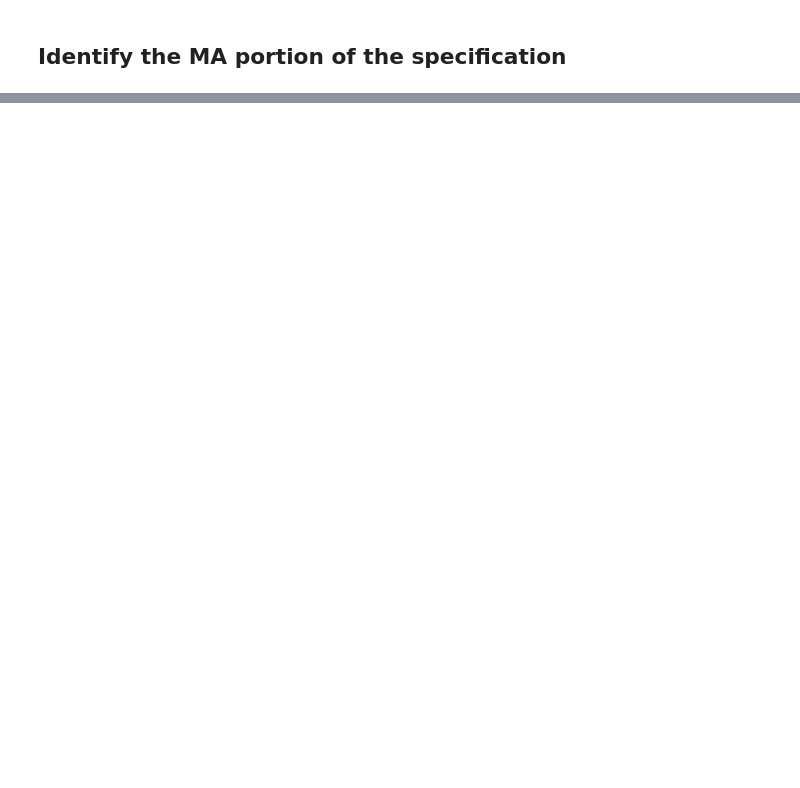
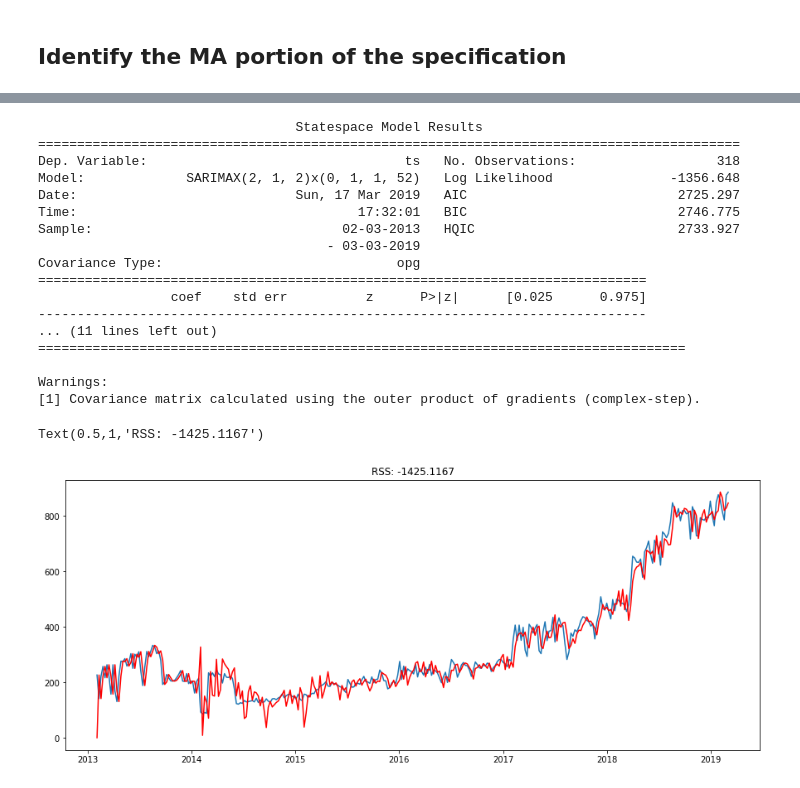
Before and after one commit to mvrieze/firepit, a Jupyter notebook: ARIMA.ipynb, the cells around one changed output, grey strips where cells are left out. Cells and saved outputs as stored; diff of their text form; code cells hidden in the pictures; blank space fills up the shorter version.

```diff
--- a/ARIMA.ipynb
+++ b/ARIMA.ipynb
@@ -324,0 +359,27 @@ Text(0.5,1,'RSS: nan')
+# %%
+model = sm.tsa.statespace.SARIMAX(data.ts, trend='n', order=(2,1,2), seasonal_order=(0,1,1,52))
+results_sarimax = model.fit()
+print(results_sarimax.summary())
+plt.plot(data.ts)
+plt.plot(results_sarimax.fittedvalues, color='red')
+plt.title('RSS: %.4f'% sum((results_sarimax.fittedvalues-data.ts)))
+# %% [output]
+                                 Statespace Model Results
+==========================================================================================
+Dep. Variable:                                 ts   No. Observations:                  318
+Model:             SARIMAX(2, 1, 2)x(0, 1, 1, 52)   Log Likelihood               -1356.648
+Date:                            Sun, 17 Mar 2019   AIC                           2725.297
+Time:                                    17:32:01   BIC                           2746.775
+Sample:                                02-03-2013   HQIC                          2733.927
+                                     - 03-03-2019
+Covariance Type:                              opg
+==============================================================================
+                 coef    std err          z      P>|z|      [0.025      0.975]
+------------------------------------------------------------------------------
+... (11 lines left out)
+===================================================================================
+
+Warnings:
+[1] Covariance matrix calculated using the outer product of gradients (complex-step).
+Text(0.5,1,'RSS: -1425.1167')
+[figure, added]
```
Also changed, not shown: parts of 18 cells of this notebook.
